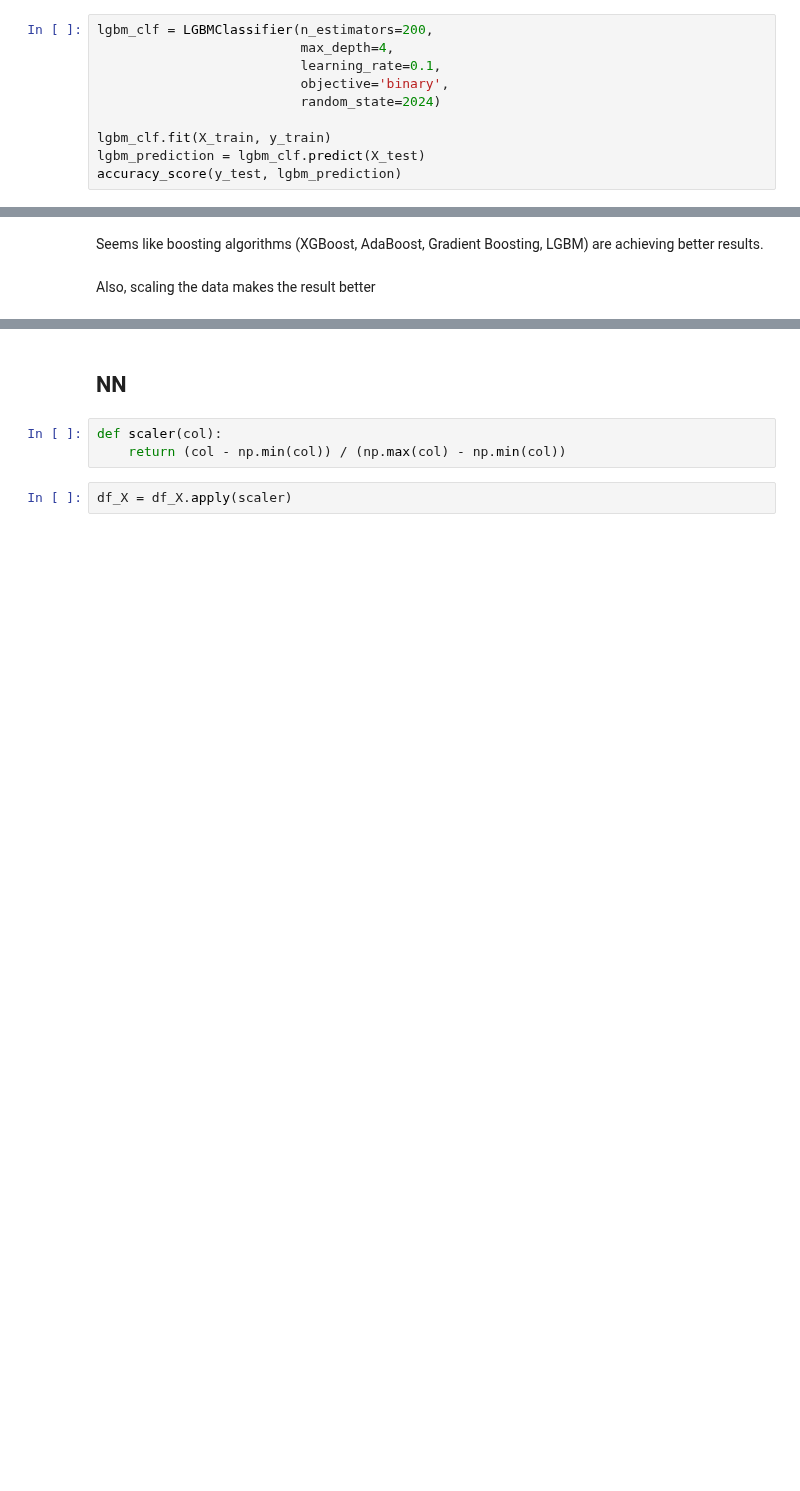
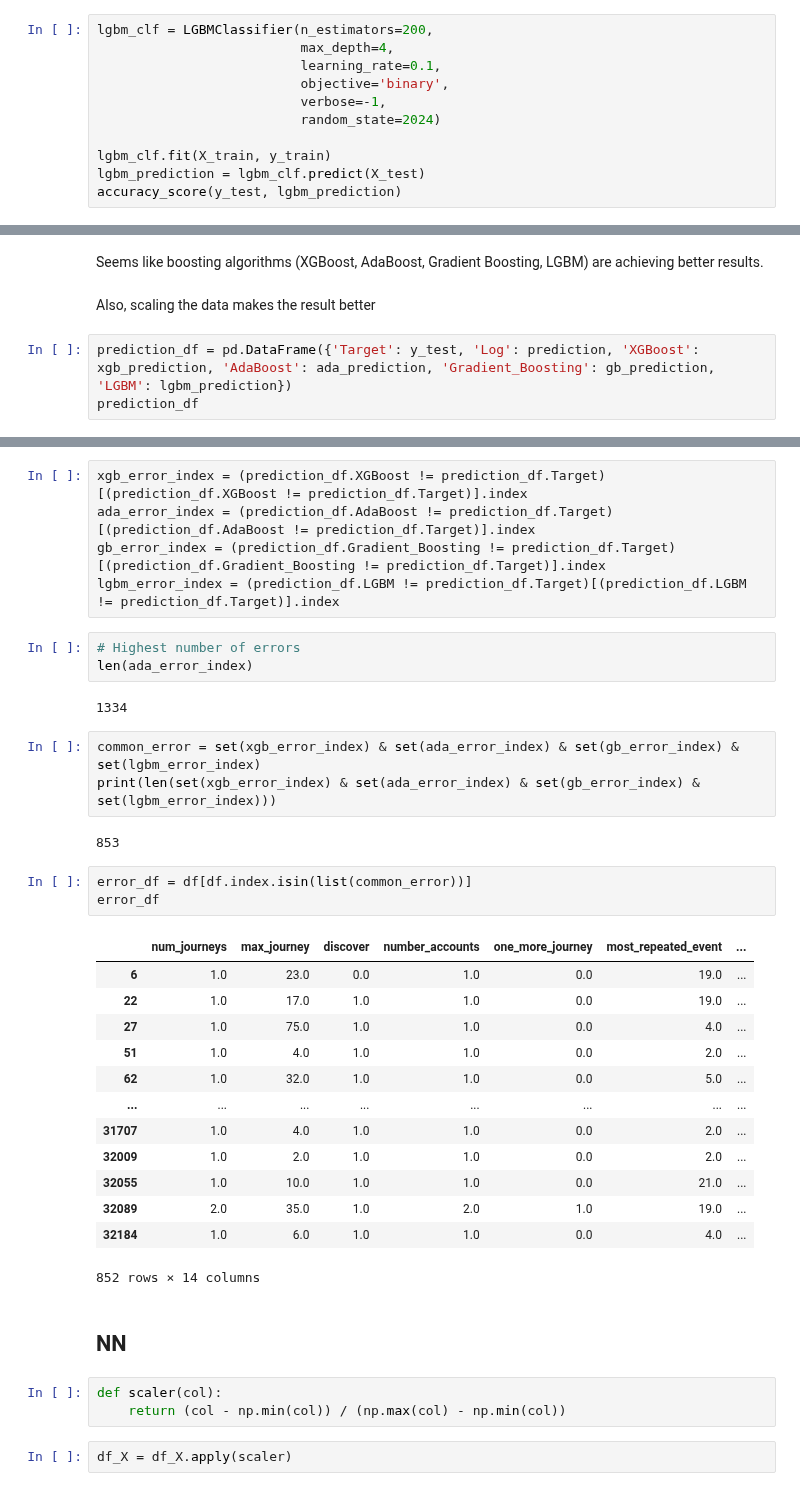
Before and after one commit to taroii/STATSM148, a Jupyter notebook: Python-Files/darren_simple_model_training.ipynb, the cells around one changed output, grey strips where cells are left out. Saved outputs shown, nothing was run; the diff lists cells and outputs as text; blank space fills up the shorter version.

Commit message:
Common Errors that models make

```diff
--- a/Python-Files/darren_simple_model_training.ipynb
+++ b/Python-Files/darren_simple_model_training.ipynb
@@ -102,6 +107,7 @@ lgbm_clf = LGBMClassifier(n_estimators=200,
                           max_depth=4,
                           learning_rate=0.1,
                           objective='binary',
+                          verbose=-1,
                           random_state=2024)
 
 lgbm_clf.fit(X_train, y_train)
@@ -130,3 +119,6 @@ And if memory is not enough, you can set `force_col_wise=true`.
 Seems like boosting algorithms (XGBoost, AdaBoost, Gradient Boosting, LGBM) are achieving better results.
 # %% [markdown]
 Also, scaling the data makes the result better
+# %%
+prediction_df = pd.DataFrame({'Target': y_test, 'Log': prediction, 'XGBoost': xgb_prediction, 'AdaBoost': ada_prediction, 'Gradient_Boosting': gb_prediction, 'LGBM': lgbm_prediction})
+prediction_df
@@ -133,3 +148,35 @@ Also, scaling the data makes the result better
+# %%
+xgb_error_index = (prediction_df.XGBoost != prediction_df.Target)[(prediction_df.XGBoost != prediction_df.Target)].index
+ada_error_index = (prediction_df.AdaBoost != prediction_df.Target)[(prediction_df.AdaBoost != prediction_df.Target)].index
+gb_error_index = (prediction_df.Gradient_Boosting != prediction_df.Target)[(prediction_df.Gradient_Boosting != prediction_df.Target)].index
+lgbm_error_index = (prediction_df.LGBM != prediction_df.Target)[(prediction_df.LGBM != prediction_df.Target)].index
+# %%
+# Highest number of errors
+len(ada_error_index)
+# %% [output]
+1334
+# %%
+common_error = set(xgb_error_index) & set(ada_error_index) & set(gb_error_index) & set(lgbm_error_index)
+print(len(set(xgb_error_index) & set(ada_error_index) & set(gb_error_index) & set(lgbm_error_index)))
+# %% [output]
+853
+# %%
+error_df = df[df.index.isin(list(common_error))]
+error_df
+# %% [output]
+|  | num_journeys | max_journey | discover | number_accounts | one_more_journey | most_repeated_event | ... |
+| 6 | 1.0 | 23.0 | 0.0 | 1.0 | 0.0 | 19.0 | ... |
+| 22 | 1.0 | 17.0 | 1.0 | 1.0 | 0.0 | 19.0 | ... |
+| 27 | 1.0 | 75.0 | 1.0 | 1.0 | 0.0 | 4.0 | ... |
+| 51 | 1.0 | 4.0 | 1.0 | 1.0 | 0.0 | 2.0 | ... |
+| 62 | 1.0 | 32.0 | 1.0 | 1.0 | 0.0 | 5.0 | ... |
+| ... | ... | ... | ... | ... | ... | ... | ... |
+| 31707 | 1.0 | 4.0 | 1.0 | 1.0 | 0.0 | 2.0 | ... |
+| 32009 | 1.0 | 2.0 | 1.0 | 1.0 | 0.0 | 2.0 | ... |
+| 32055 | 1.0 | 10.0 | 1.0 | 1.0 | 0.0 | 21.0 | ... |
+| 32089 | 2.0 | 35.0 | 1.0 | 2.0 | 1.0 | 19.0 | ... |
+| 32184 | 1.0 | 6.0 | 1.0 | 1.0 | 0.0 | 4.0 | ... |
+852 rows × 14 columns
 # %% [markdown]
 ## NN
 # %%
```
Also changed, not shown: parts of 10 cells of this notebook.
